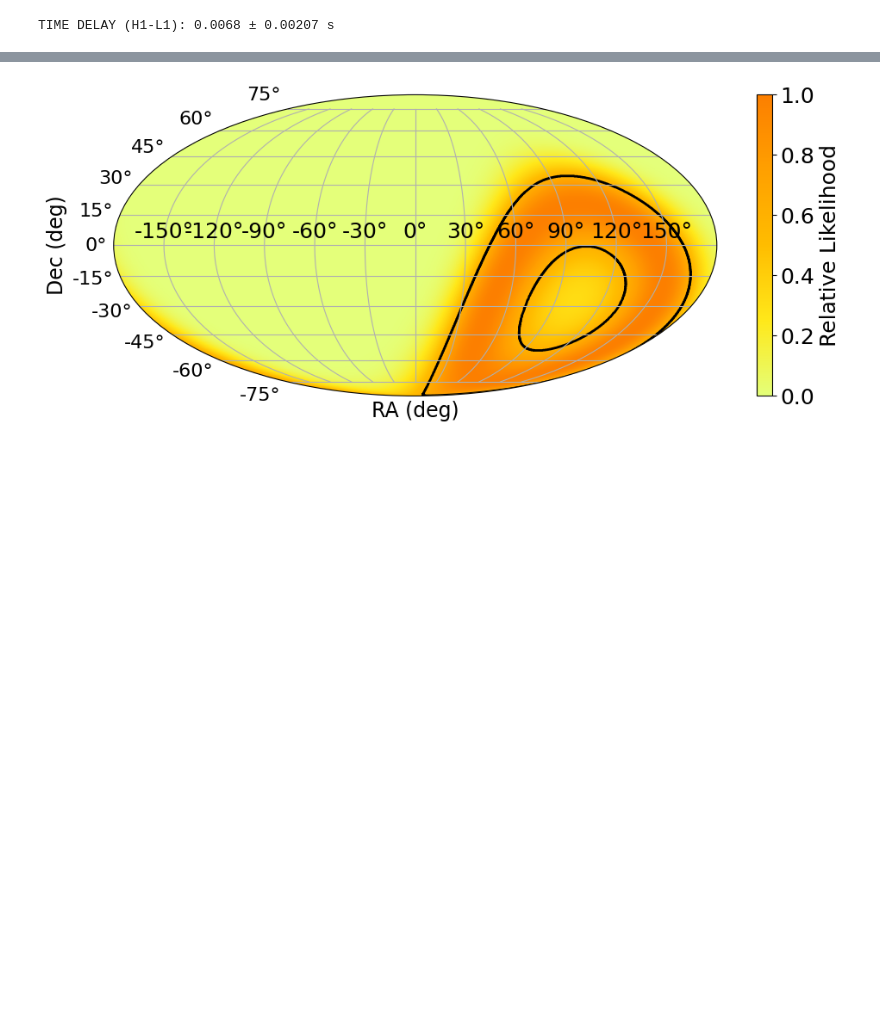
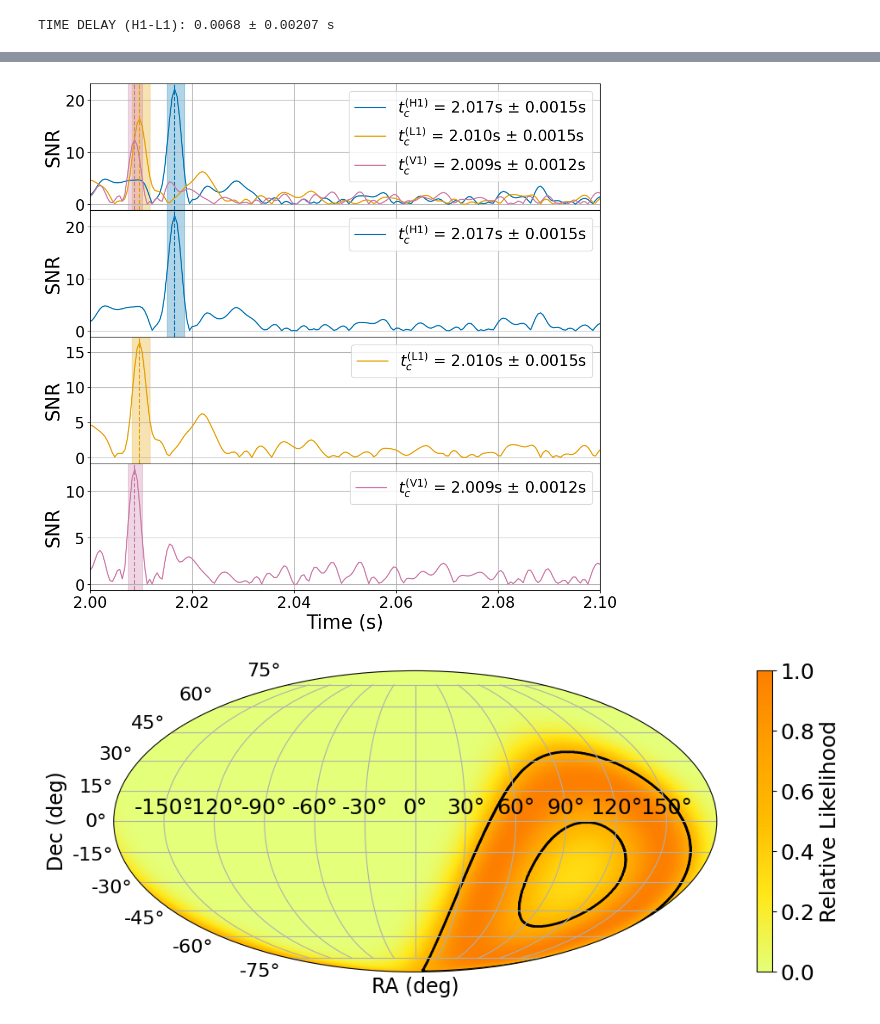
Before and after one commit to ljf441/gw-cosmology, a Jupyter notebook: matched_filtering.ipynb, the cells around one changed output, grey strips where cells are left out. Cells and saved outputs as stored; diff of their text form; code cells hidden in the pictures; blank space fills up the shorter version.

```diff
--- a/matched_filtering.ipynb
+++ b/matched_filtering.ipynb
@@ -308,3 +316,11 @@ plt.show()
+# %%
+snr_plots(time, [tc_H1, tc_L1, tc_V1],
+          [sigma_H1, sigma_L1, sigma_V1],
+          [snr_H1, snr_L1, snr_V1],
+          [t1_H1, t1_L1, t1_V1],
+          [t2_H2, t2_L2, t2_V2], 'HLV')
+# %% [output]
+[figure, added]
 # %%
 dts = [tc_H1-tc_L1, tc_H1-tc_V1, tc_L1-tc_V1]
 sigmas = [np.sqrt(sigma_H1**2 + sigma_L1**2), np.sqrt(sigma_H1**2 + sigma_V1**2), np.sqrt(sigma_L1**2 + sigma_V1**2)]
```
Also changed, not shown: parts of 5 cells of this notebook, 4 other files.
